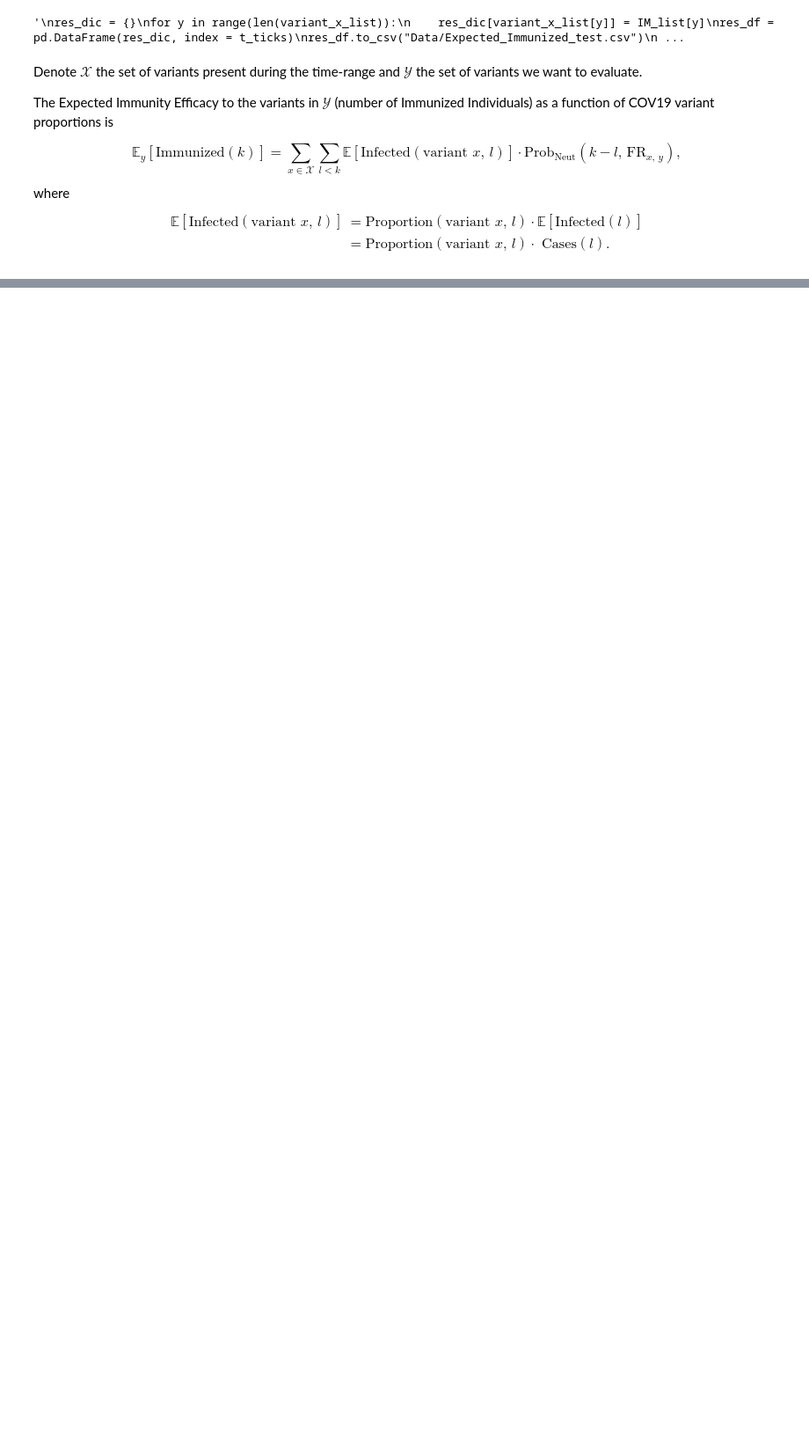
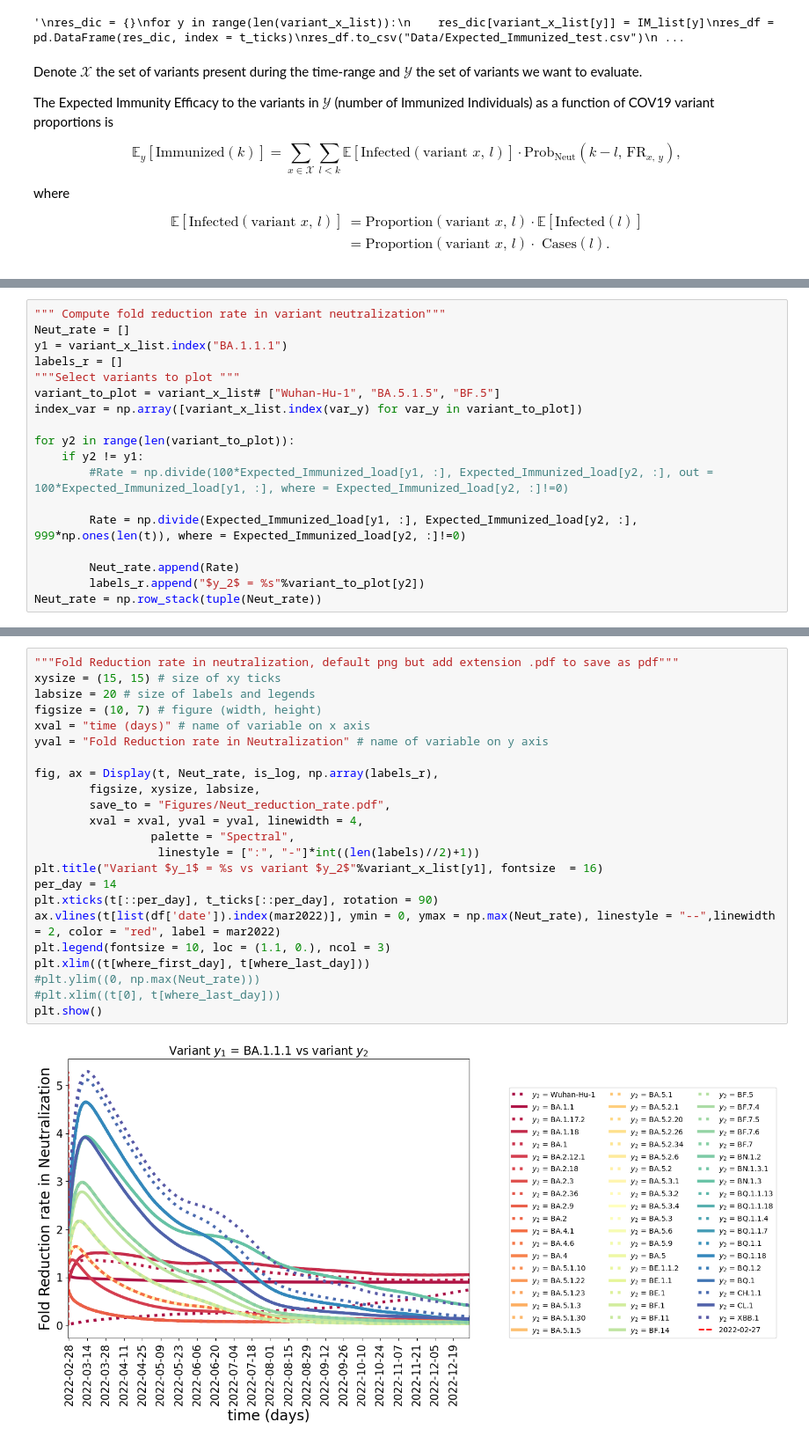
Before and after one commit to AlexiaNomena/Immune_Waning, a Jupyter notebook: Helper_new.ipynb, the cells around one changed output, grey strips where cells are left out. Shown at 88% size. Drawn from its saved outputs; the diff is of its cells as text; blank space fills up the shorter version.

```diff
--- a/Helper_new.ipynb
+++ b/Helper_new.ipynb
@@ -359,0 +375,18 @@ plt.show()
+# %%
+""" Compute fold reduction rate in variant neutralization"""
+Neut_rate = []
+y1 = variant_x_list.index("BA.1.1.1")
+labels_r = []
+"""Select variants to plot """
+variant_to_plot = variant_x_list# ["Wuhan-Hu-1", "BA.5.1.5", "BF.5"]
+index_var = np.array([variant_x_list.index(var_y) for var_y in variant_to_plot])
+
+for y2 in range(len(variant_to_plot)):
+    if y2 != y1:
+        #Rate = np.divide(100*Expected_Immunized_load[y1, :], Expected_Immunized_load[y2, :], out = 100*Expected_Immunized_load[y1, :], where = Expected_Immunized_load[y2, :]!=0)
+
+        Rate = np.divide(Expected_Immunized_load[y1, :], Expected_Immunized_load[y2, :], 999*np.ones(len(t)), where = Expected_Immunized_load[y2, :]!=0)
+
+        Neut_rate.append(Rate)
+        labels_r.append("$y_2$ = %s"%variant_to_plot[y2])
+Neut_rate = np.row_stack(tuple(Neut_rate))
@@ -359,0 +399,25 @@ plt.show()
+# %%
+"""Fold Reduction rate in neutralization, default png but add extension .pdf to save as pdf"""
+xysize = (15, 15) # size of xy ticks
+labsize = 20 # size of labels and legends
+figsize = (10, 7) # figure (width, height)
+xval = "time (days)" # name of variable on x axis
+yval = "Fold Reduction rate in Neutralization" # name of variable on y axis
+
+fig, ax = Display(t, Neut_rate, is_log, np.array(labels_r),
+        figsize, xysize, labsize,
+        save_to = "Figures/Neut_reduction_rate.pdf",
+        xval = xval, yval = yval, linewidth = 4,
+                 palette = "Spectral",
+                  linestyle = [":", "-"]*int((len(labels)//2)+1))
+plt.title("Variant $y_1$ = %s vs variant $y_2$"%variant_x_list[y1], fontsize  = 16)
+per_day = 14
+plt.xticks(t[::per_day], t_ticks[::per_day], rotation = 90)
+ax.vlines(t[list(df['date']).index(mar2022)], ymin = 0, ymax = np.max(Neut_rate), linestyle = "--",linewidth = 2, color = "red", label = mar2022)
+plt.legend(fontsize = 10, loc = (1.1, 0.), ncol = 3)
+plt.xlim((t[where_first_day], t[where_last_day]))
+#plt.ylim((0, np.max(Neut_rate)))
+#plt.xlim((t[0], t[where_last_day]))
+plt.show()
+# %% [output]
+[figure, added]
```
Also changed, not shown: parts of 8 cells of this notebook, 4 other files.
